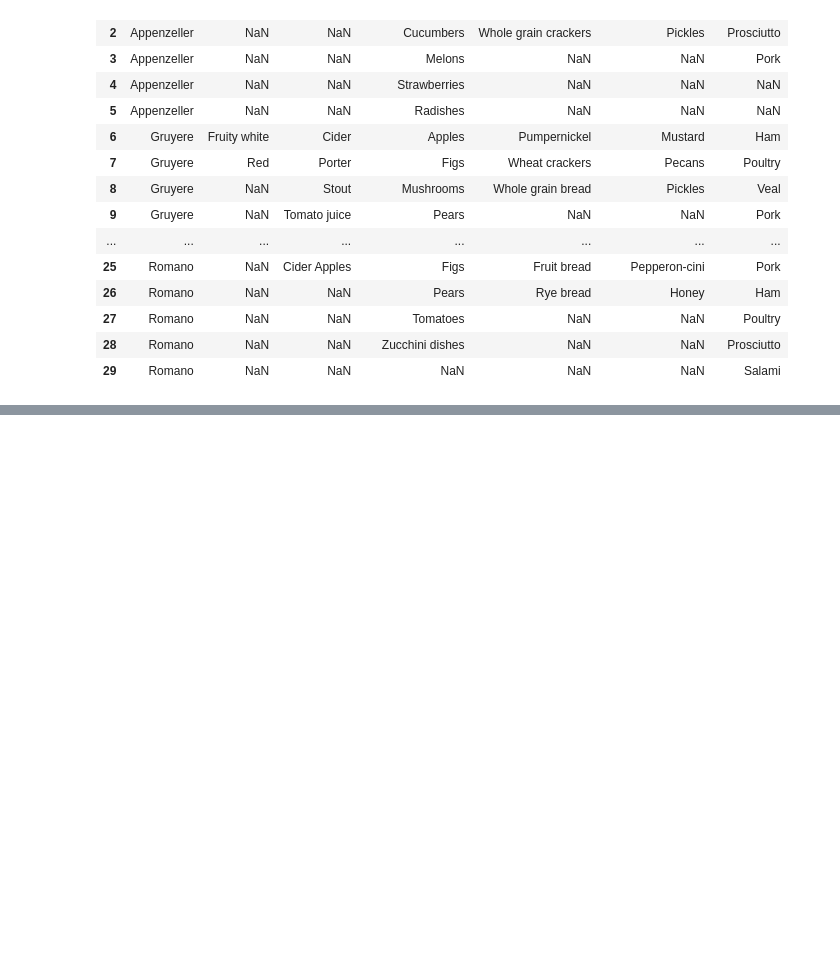
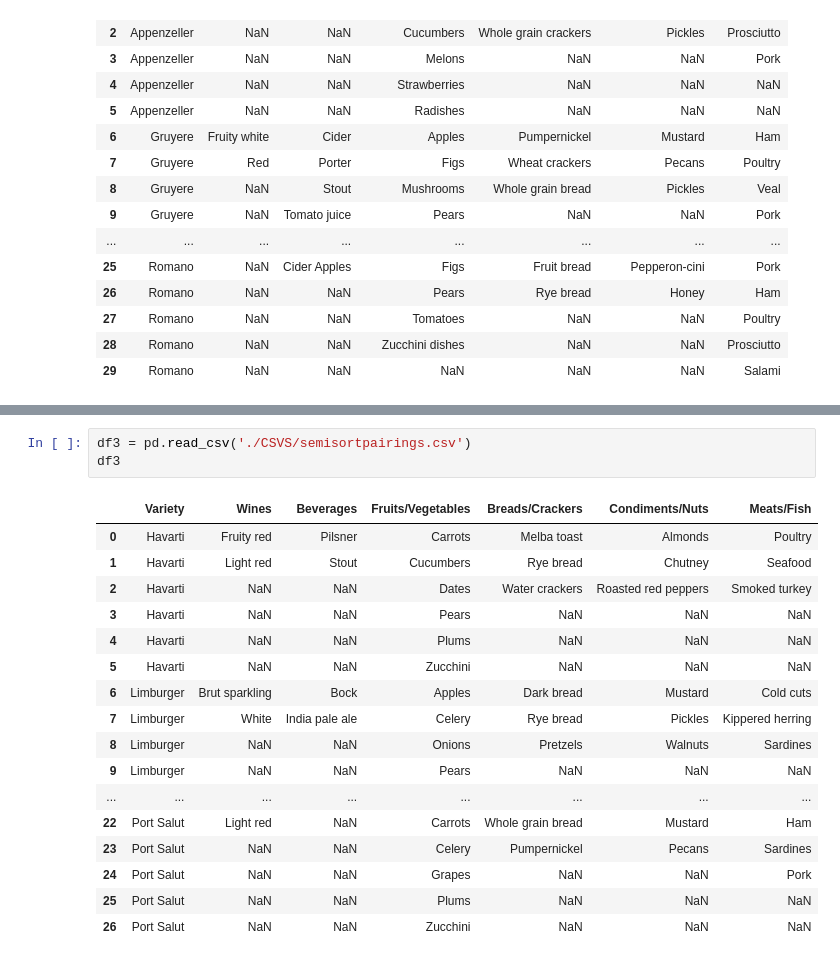
Before and after one commit to EmmaLimoli/Exploring_Wine_Varieties_Adv, a Jupyter notebook: pdf_merger.ipynb, the cells around one changed output, grey strips where cells are left out. Saved outputs shown, nothing was run; the diff lists cells and outputs as text; blank space fills up the shorter version.

```diff
--- a/pdf_merger.ipynb
+++ b/pdf_merger.ipynb
@@ -54,3 +54,24 @@ two_dataf.head(50)
 | 47 | Parmesan | NaN | NaN | NaN | NaN | NaN | NaN | ... |
 | 48 | Parmesan | NaN | NaN | NaN | NaN | NaN | NaN | ... |
 | 49 | Parmesan | NaN | NaN | NaN | NaN | NaN | NaN | ... |
+# %%
+df3 = pd.read_csv('./CSVS/semisortpairings.csv')
+df3
+# %% [output]
+|  | Variety | Wines | Beverages | Fruits/Vegetables | Breads/Crackers | Condiments/Nuts | Meats/Fish |
+| 0 | Havarti | Fruity red | Pilsner | Carrots | Melba toast | Almonds | Poultry |
+| 1 | Havarti | Light red | Stout | Cucumbers | Rye bread | Chutney | Seafood |
+| 2 | Havarti | NaN | NaN | Dates | Water crackers | Roasted red peppers | Smoked turkey |
+| 3 | Havarti | NaN | NaN | Pears | NaN | NaN | NaN |
+| 4 | Havarti | NaN | NaN | Plums | NaN | NaN | NaN |
+| 5 | Havarti | NaN | NaN | Zucchini | NaN | NaN | NaN |
+| 6 | Limburger | Brut sparkling | Bock | Apples | Dark bread | Mustard | Cold cuts |
+| 7 | Limburger | White | India pale ale | Celery | Rye bread | Pickles | Kippered herring |
+| 8 | Limburger | NaN | NaN | Onions | Pretzels | Walnuts | Sardines |
+| 9 | Limburger | NaN | NaN | Pears | NaN | NaN | NaN |
+| ... | ... | ... | ... | ... | ... | ... | ... |
+| 22 | Port Salut | Light red | NaN | Carrots | Whole grain bread | Mustard | Ham |
+| 23 | Port Salut | NaN | NaN | Celery | Pumpernickel | Pecans | Sardines |
+| 24 | Port Salut | NaN | NaN | Grapes | NaN | NaN | Pork |
+| 25 | Port Salut | NaN | NaN | Plums | NaN | NaN | NaN |
+| 26 | Port Salut | NaN | NaN | Zucchini | NaN | NaN | NaN |
```
Also changed, not shown: parts of 4 cells of this notebook, 1 other file.
